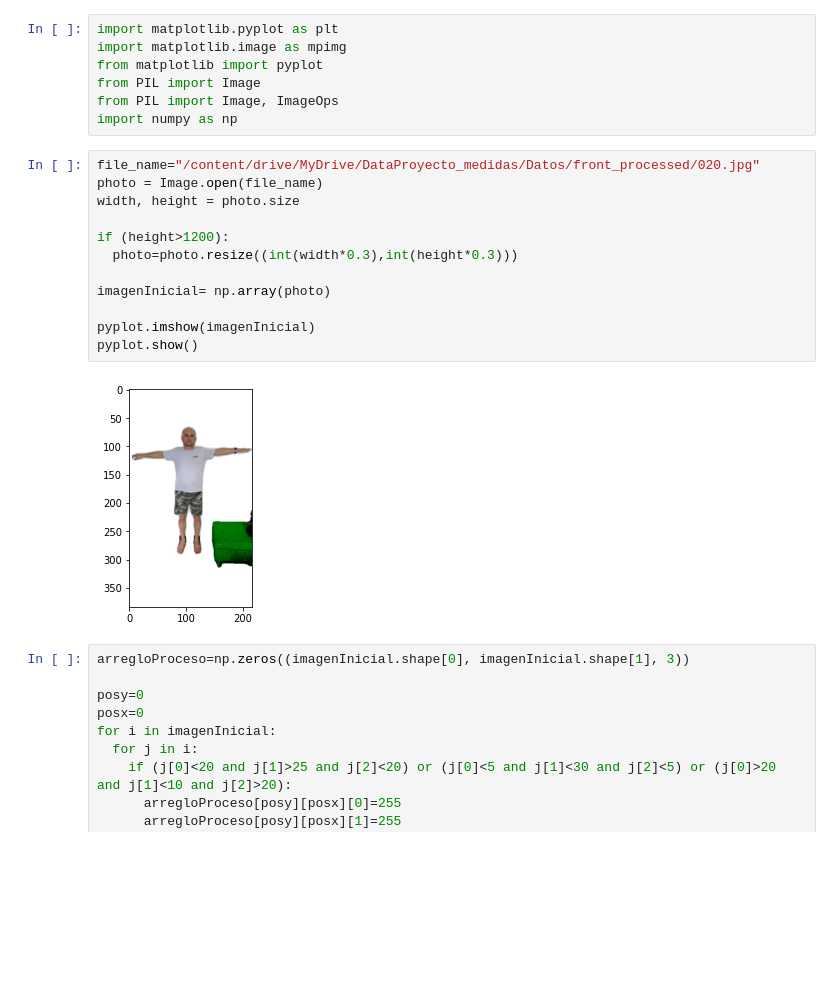
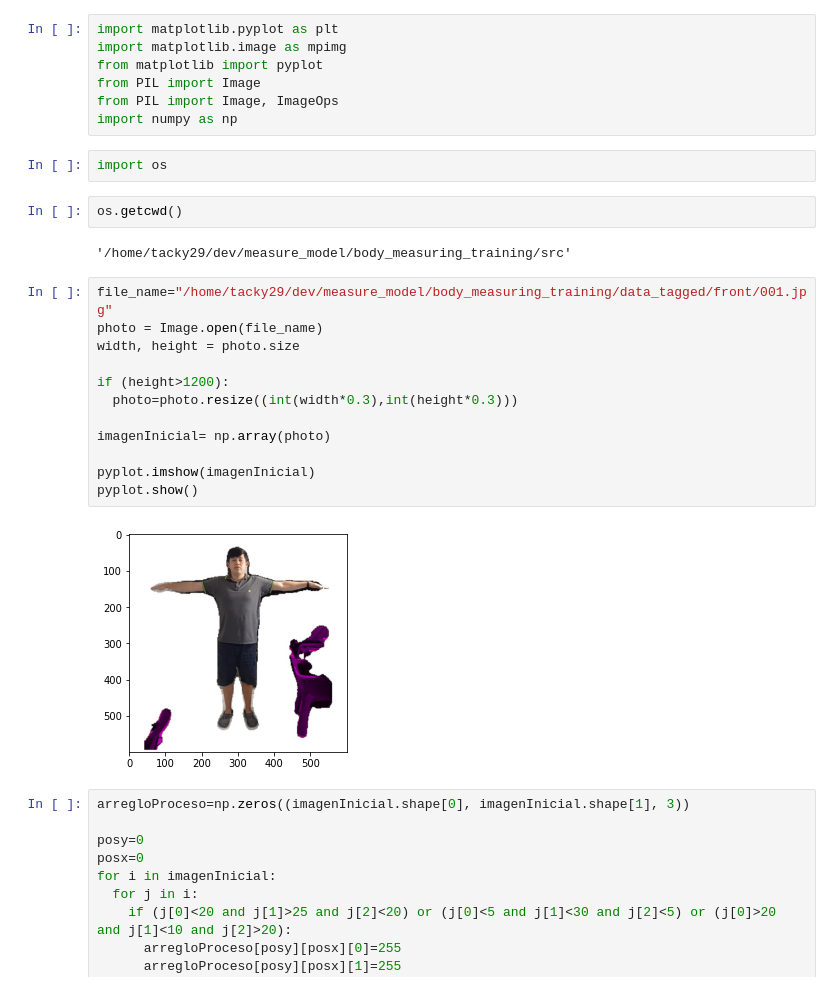
Before and after one commit to JulianPerez852/body_measuring_training, a Jupyter notebook: src/EscaladorDeImagenes.ipynb, the cells around one changed output. Cells and saved outputs as stored; diff of their text form; blank space fills up the shorter version.

```diff
--- a/src/EscaladorDeImagenes.ipynb
+++ b/src/EscaladorDeImagenes.ipynb
@@ -5,20 +5,26 @@ from matplotlib import pyplot
 from PIL import Image
 from PIL import Image, ImageOps
 import numpy as np
+# %%
+import os
+# %%
+os.getcwd()
+# %% [output]
+'/home/tacky29/dev/measure_model/body_measuring_training/src'
 # %%
-file_name="/content/drive/MyDrive/DataProyecto_medidas/Datos/front_processed/020.jpg"
+file_name="/home/tacky29/dev/measure_model/body_measuring_training/data_tagged/front/001.jpg"
 photo = Image.open(file_name)
 width, height = photo.size
 
 if (height>1200):
   photo=photo.resize((int(width*0.3),int(height*0.3)))
 
 imagenInicial= np.array(photo)
 
 pyplot.imshow(imagenInicial)
 pyplot.show()
 # %% [output]
-[figure, old version]
+[figure, new version]
 # %%
 arregloProceso=np.zeros((imagenInicial.shape[0], imagenInicial.shape[1], 3))
 
```
Also changed, not shown: parts of 1 cell of this notebook, 3 other files.
